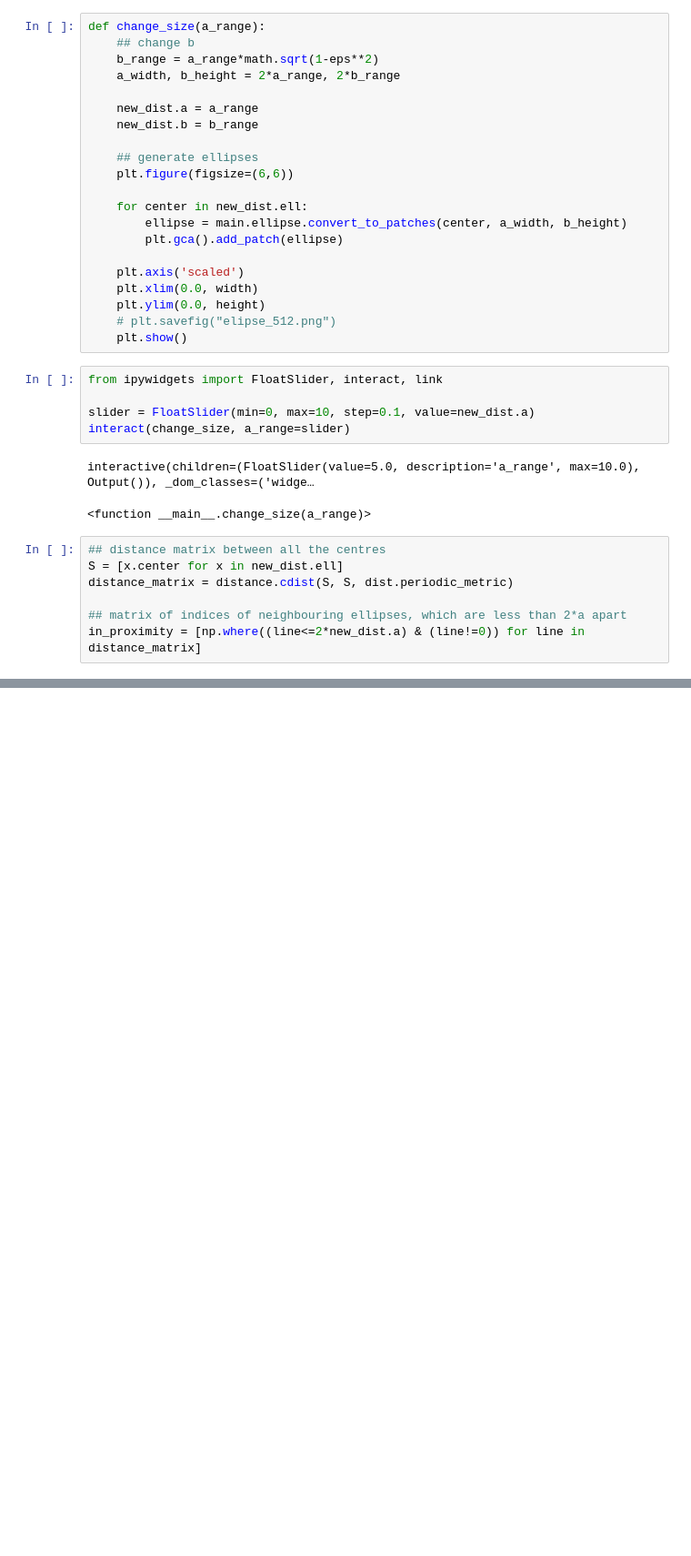
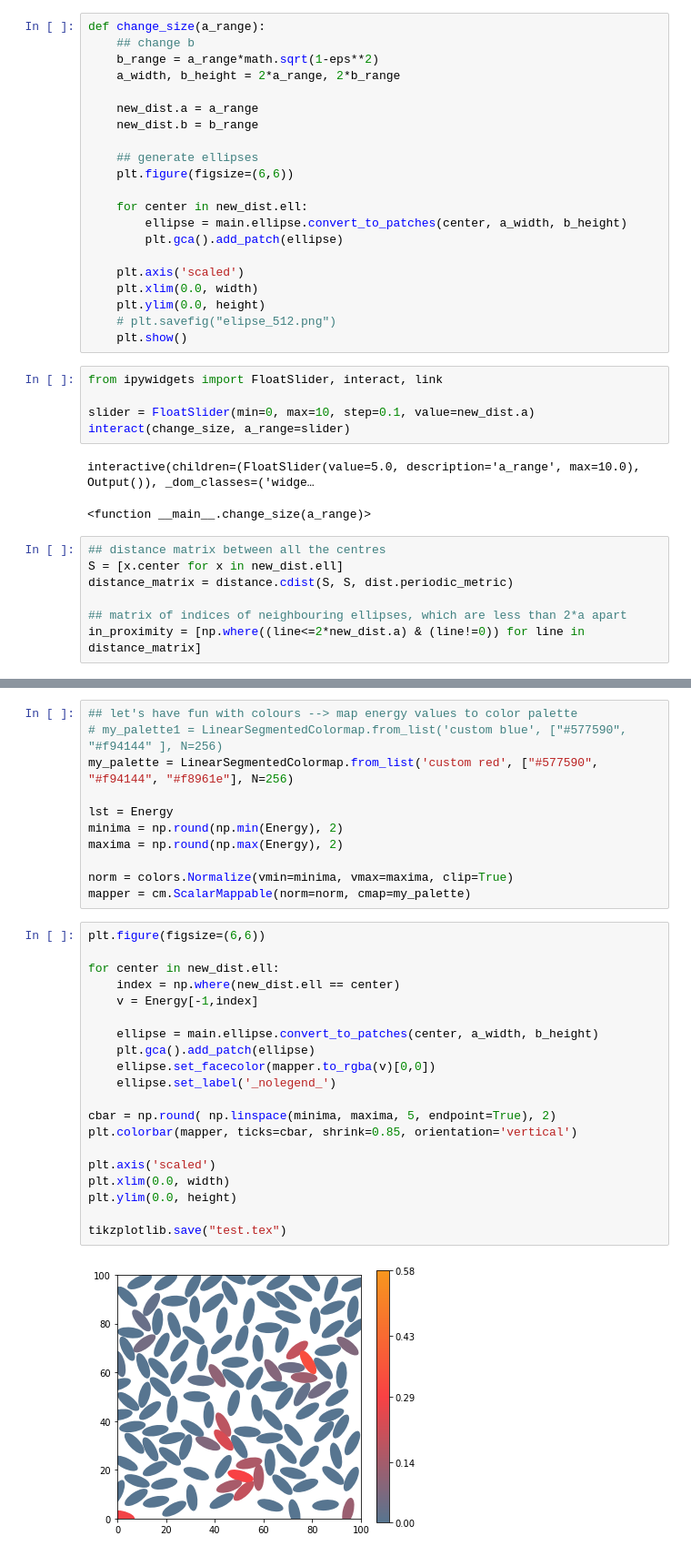
Before and after one commit to tinaaah/magistrska, a Jupyter notebook: code/mc.ipynb, the cells around one changed output, grey strips where cells are left out. Shown: that part at 91% size. Drawn from its saved outputs; the diff is of its cells as text; blank space fills up the shorter version.

Commit message:
Fixed colours

```diff
--- a/code/mc.ipynb
+++ b/code/mc.ipynb
@@ -154,3 +128,36 @@ plt.show()
+# %%
+## let's have fun with colours --> map energy values to color palette
+# my_palette1 = LinearSegmentedColormap.from_list('custom blue', ["#577590", "#f94144" ], N=256)
+my_palette = LinearSegmentedColormap.from_list('custom red', ["#577590", "#f94144", "#f8961e"], N=256)
+
+lst = Energy
+minima = np.round(np.min(Energy), 2)
+maxima = np.round(np.max(Energy), 2)
+
+norm = colors.Normalize(vmin=minima, vmax=maxima, clip=True)
+mapper = cm.ScalarMappable(norm=norm, cmap=my_palette)
+# %%
+plt.figure(figsize=(6,6))
+
+for center in new_dist.ell:
+    index = np.where(new_dist.ell == center)
+    v = Energy[-1,index]
+
+    ellipse = main.ellipse.convert_to_patches(center, a_width, b_height)
+    plt.gca().add_patch(ellipse)
+    ellipse.set_facecolor(mapper.to_rgba(v)[0,0])
+    ellipse.set_label('_nolegend_')
+
+cbar = np.round( np.linspace(minima, maxima, 5, endpoint=True), 2)
+plt.colorbar(mapper, ticks=cbar, shrink=0.85, orientation='vertical')
+
+plt.axis('scaled')
+plt.xlim(0.0, width)
+plt.ylim(0.0, height)
+
+tikzplotlib.save("test.tex")
+# %% [output]
+[figure, added]
 # %%
 ## histograms that have to be normalised
 from scipy.special import i0
```
Also changed, not shown: parts of 8 cells of this notebook, 1 other file.
